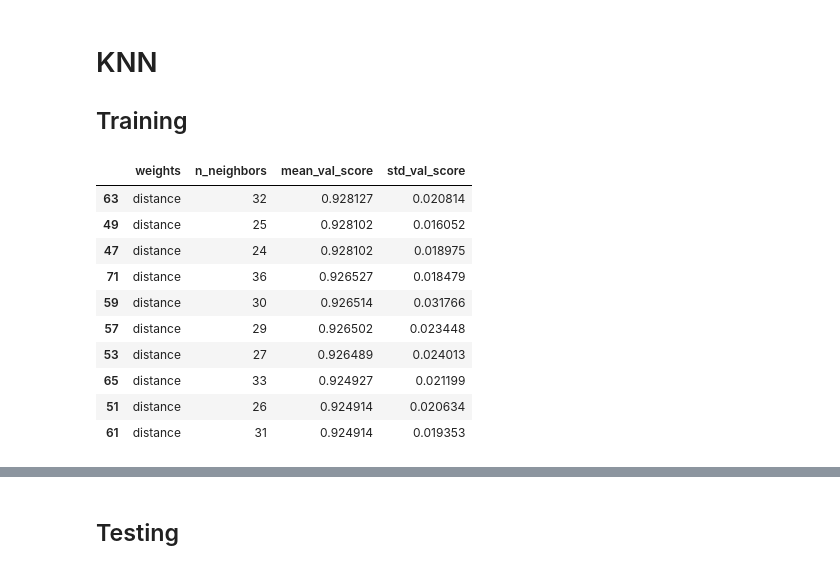
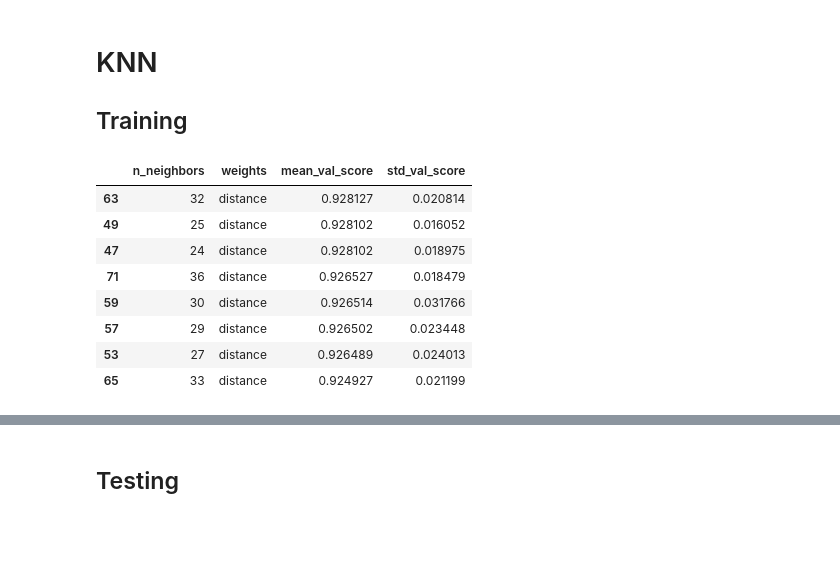
Before and after one commit to frankpietro/dm-project, a Jupyter notebook: DM_DonatiFrancaviglia_TASK3/KNN.ipynb, the cells around one changed output, grey strips where cells are left out. Cells and saved outputs as stored; diff of their text form; code cells hidden in the pictures; blank space fills up the shorter version.

```diff
--- a/DM_DonatiFrancaviglia_TASK3/KNN.ipynb
+++ b/DM_DonatiFrancaviglia_TASK3/KNN.ipynb
@@ -22,31 +22,28 @@ with open(f'{PICKLE_FOLDER}{TRAIN}{Y}.pkl', 'rb') as f:
 # %%
 # dictionary of parameters of model
 param_d = {
-    'n_neighbors' : range(1,50),
-    'weights_options' : ['uniform', 'distance']
+    NNBR: range(1,50),
+    WGH: ['uniform', 'distance']
 }
 # iteration on parameters to collect results
 grid = itertools.product(*[param_d[key] for key in sorted(param_d)])
 results = []
 for n, weights in grid:
     model = KNeighborsClassifier(n_neighbors=n, weights=weights)
     mean_val_score, std_val_score = cross_validation_summary(model, train_x.values, train_y.values)
-    res = weights, n, mean_val_score, std_val_score
+    res = n, weights, mean_val_score, std_val_score
     results.append(res)
 
-df = pd.DataFrame(results, columns=['weights', 'n_neighbors', 'mean_val_score', 'std_val_score'])
+# print top 5 combination results
+results_df = pd.DataFrame(results, columns=sorted(param_d) + [MVS, SVS])
+results_df.sort_values(MVS, ascending=False).head(8)
+# %% [output]
+|  | n_neighbors | weights | mean_val_score | std_val_score |
+| 63 | 32 | distance | 0.928127 | 0.020814 |
+| 49 | 25 | distance | 0.928102 | 0.016052 |
+| 47 | 24 | distance | 0.928102 | 0.018975 |
+| 71 | 36 | distance | 0.926527 | 0.018479 |
+| 59 | 30 | distance | 0.926514 | 0.031766 |
+| 57 | 29 | distance | 0.926502 | 0.023448 |
+| 53 | 27 | distance | 0.926489 | 0.024013 |
+| 65 | 33 | distance | 0.924927 | 0.021199 |
-# %%
-# Hyper-parameters sorted by performance
-df.sort_values('mean_val_score', ascending=False).head(10)
-# %% [output]
-|  | weights | n_neighbors | mean_val_score | std_val_score |
-| 63 | distance | 32 | 0.928127 | 0.020814 |
-| 49 | distance | 25 | 0.928102 | 0.016052 |
-| 47 | distance | 24 | 0.928102 | 0.018975 |
-| 71 | distance | 36 | 0.926527 | 0.018479 |
-| 59 | distance | 30 | 0.926514 | 0.031766 |
-| 57 | distance | 29 | 0.926502 | 0.023448 |
-| 53 | distance | 27 | 0.926489 | 0.024013 |
-| 65 | distance | 33 | 0.924927 | 0.021199 |
-| 51 | distance | 26 | 0.924914 | 0.020634 |
-| 61 | distance | 31 | 0.924914 | 0.019353 |
```
Also changed, not shown: parts of 10 cells of this notebook, 2 other files.
